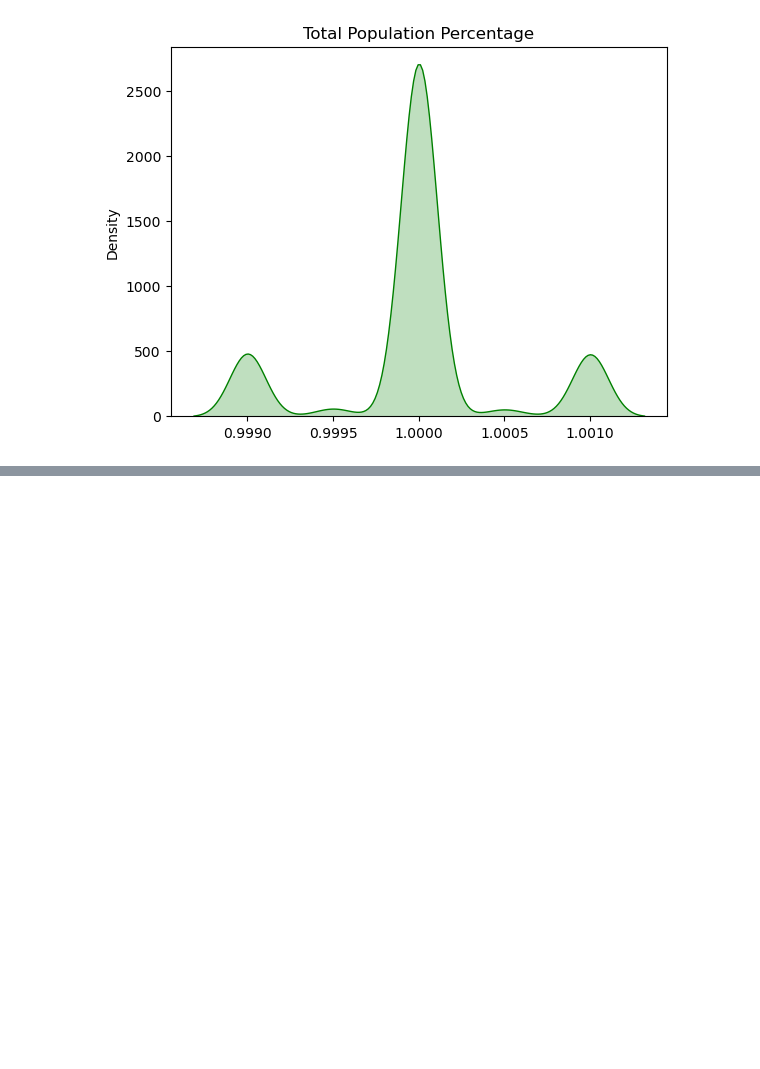
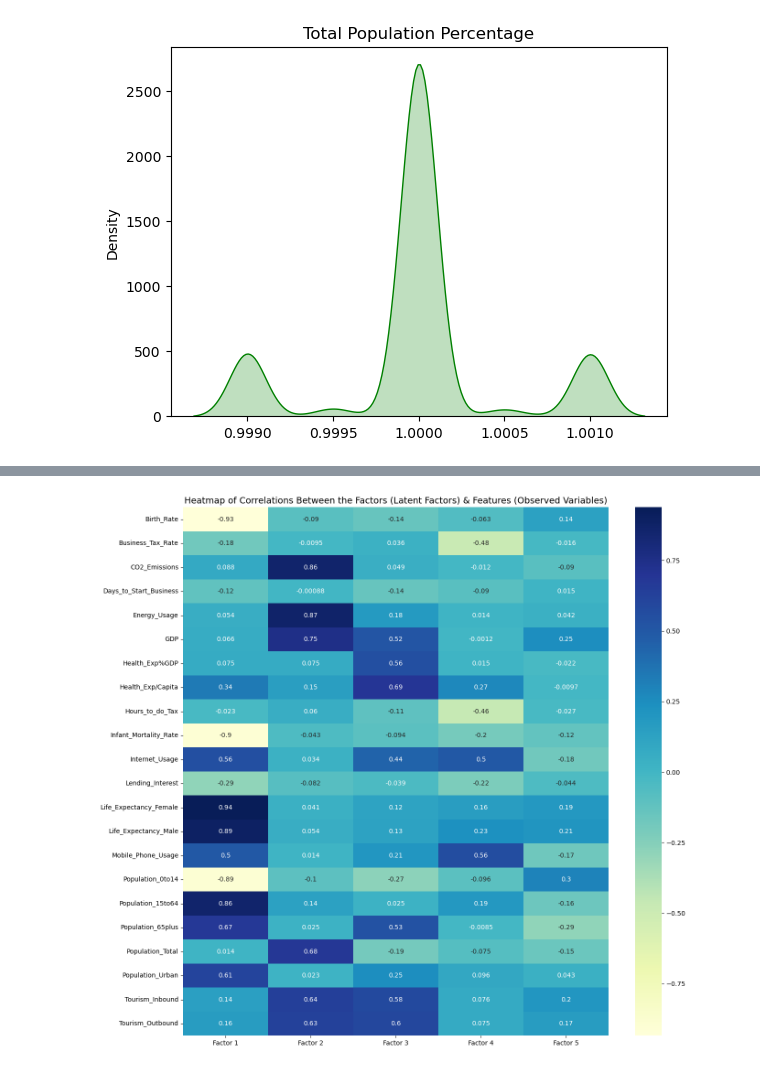
Before and after one commit to AravindhGoud/Cluster-Analysis-Business-Objective-Creating-clusters-on-global-development-measurement-dataset-Dat, a Jupyter notebook: Creating clusters on global development measurement dataset.ipynb, the cells around one changed output, grey strips where cells are left out. Saved outputs shown, nothing was run; the diff lists cells and outputs as text; code cells hidden in the pictures; blank space fills up the shorter version.

```diff
--- a/Creating clusters on global development measurement dataset.ipynb
+++ b/Creating clusters on global development measurement dataset.ipynb
@@ -1086,0 +872,2 @@ hierarchy_pca=AgglomerativeClustering(n_clusters=5, affinity='Euclidean', linkag
+# %%
+df1_normal=(df1-df1.mean())/df1.std()
@@ -1086,0 +1037,6 @@ hierarchy_pca=AgglomerativeClustering(n_clusters=5, affinity='Euclidean', linkag
+# %%
+from factor_analyzer import FactorAnalyzer
+n_factors=10
+fa = FactorAnalyzer(n_factors=n_factors)
+factors=fa.fit(df1_normal)
+factors
@@ -1086,0 +1097,6 @@ hierarchy_pca=AgglomerativeClustering(n_clusters=5, affinity='Euclidean', linkag
+# %%
+# Perform Factor Analysis
+fa = FactorAnalyzer(list(ev >= 0.95).count(True), rotation='varimax')
+fa_data=fa.fit(df1_normal)
+loads = fa.loadings_
+print(loads)
@@ -1086,0 +1121,5 @@ hierarchy_pca=AgglomerativeClustering(n_clusters=5, affinity='Euclidean', linkag
+# %%
+# Reset index of df1_normal and create a new DataFrame for the loadings
+df1_normal = df1_normal.reset_index(drop=True)
+loads = pd.DataFrame(loads, columns=['Factor 1', 'Factor 2', 'Factor 3', 'Factor 4', 'Factor 5'], index=df1_normal.columns)
+print(loads)
@@ -1086,0 +1144,8 @@ hierarchy_pca=AgglomerativeClustering(n_clusters=5, affinity='Euclidean', linkag
+# %%
+#Heatmap of loadings
+plt.figure(figsize=(15,15))
+sns.heatmap(loads, annot=True, cmap="YlGnBu")
+plt.title('Heatmap of Correlations Between the Factors (Latent Factors) & Features (Observed Variables)', fontsize=14)
+plt.show()
+# %% [output]
+[figure, added]
```
Also changed, not shown: parts of 105 cells of this notebook.
